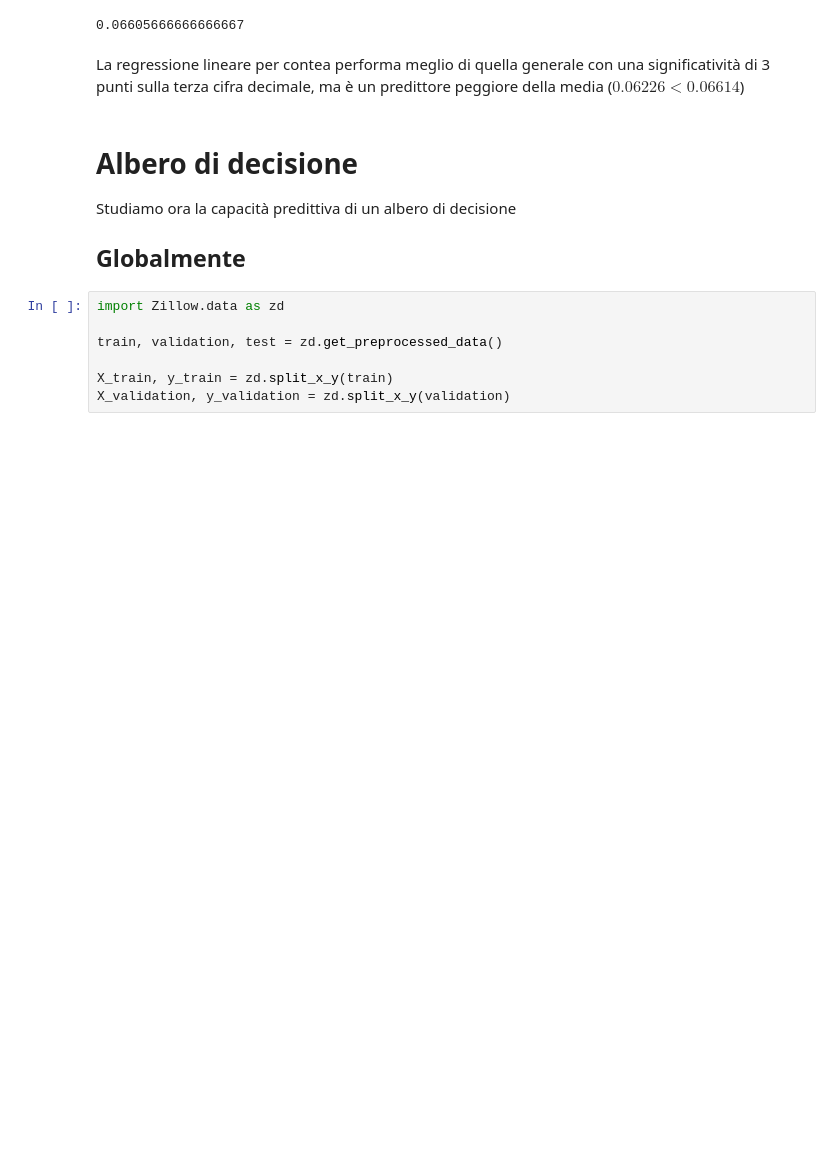
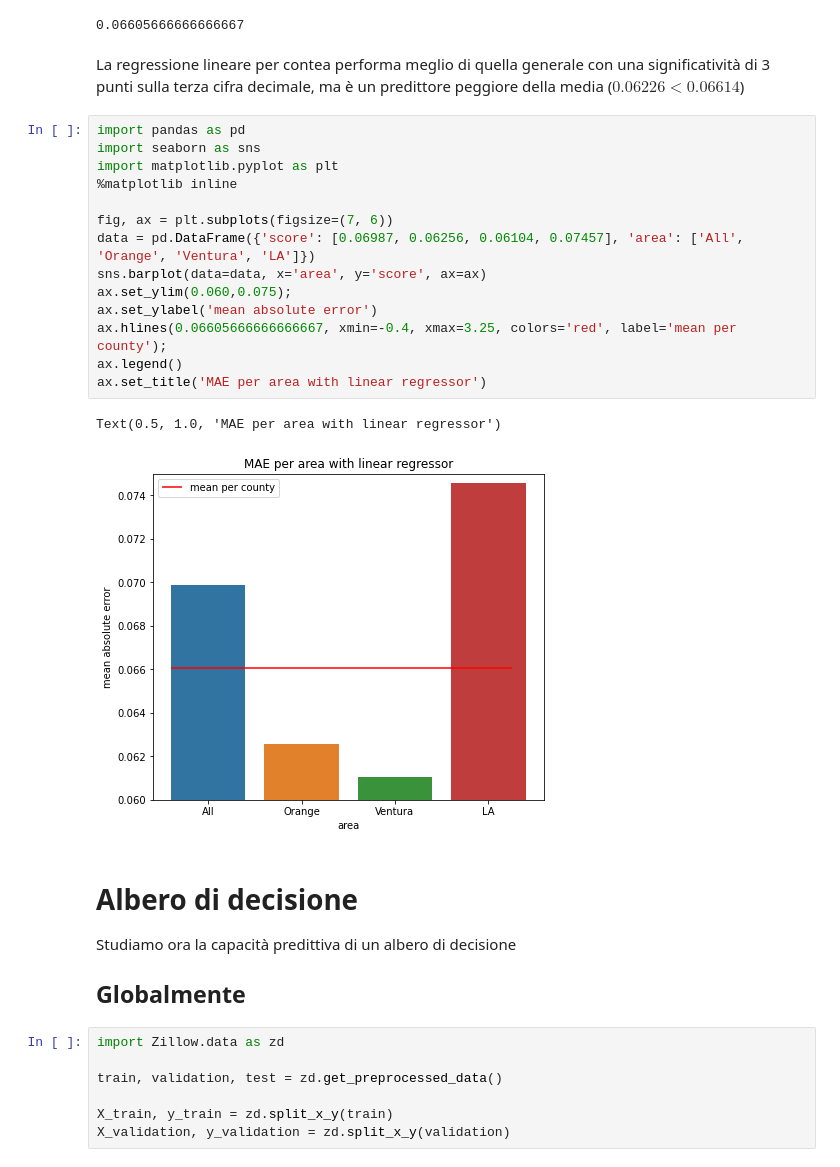
Before and after one commit to matteospanio/zillow-prize, a Jupyter notebook: 03 - Linear Regression and Decision Tree predictions.ipynb, the cells around one changed output. Cells and saved outputs as stored; diff of their text form; blank space fills up the shorter version.

```diff
--- a/03 - Linear Regression and Decision Tree predictions.ipynb
+++ b/03 - Linear Regression and Decision Tree predictions.ipynb
@@ -256,6 +212,23 @@ np.mean([0.06256, 0.06104, 0.07457])
 0.06605666666666667
 # %% [markdown]
 La regressione lineare per contea performa meglio di quella generale con una significatività di 3 punti sulla terza cifra decimale, ma è un predittore peggiore della media ($0.06226 < 0.06614$)
+# %%
+import pandas as pd
+import seaborn as sns
+import matplotlib.pyplot as plt
+%matplotlib inline
+
+fig, ax = plt.subplots(figsize=(7, 6))
+data = pd.DataFrame({'score': [0.06987, 0.06256, 0.06104, 0.07457], 'area': ['All', 'Orange', 'Ventura', 'LA']})
+sns.barplot(data=data, x='area', y='score', ax=ax)
+ax.set_ylim(0.060,0.075);
+ax.set_ylabel('mean absolute error')
+ax.hlines(0.06605666666666667, xmin=-0.4, xmax=3.25, colors='red', label='mean per county');
+ax.legend()
+ax.set_title('MAE per area with linear regressor')
+# %% [output]
+Text(0.5, 1.0, 'MAE per area with linear regressor')
+[figure, added]
 # %% [markdown]
 # Albero di decisione
 
```
Also changed, not shown: parts of 17 cells of this notebook, 1 other file.
